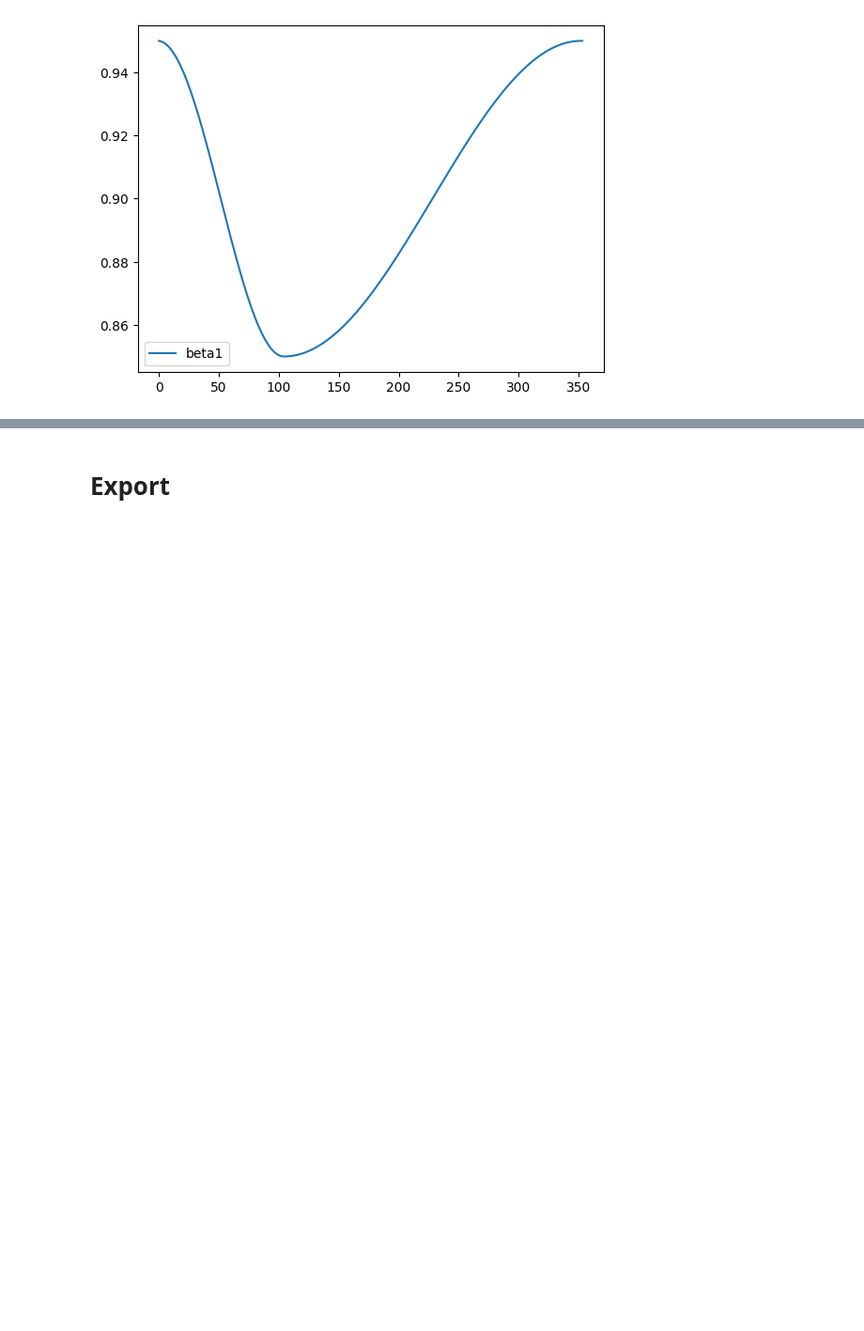
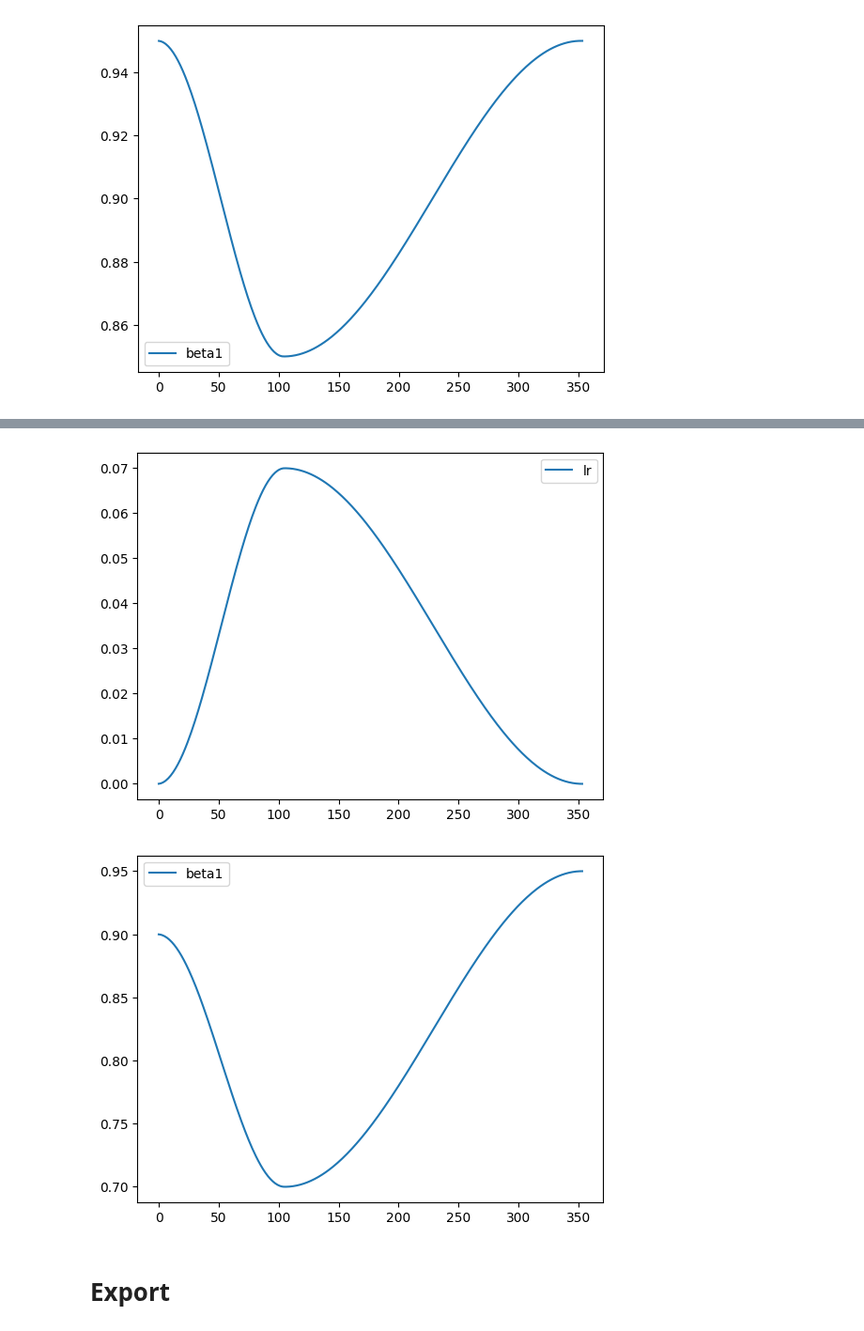
Before and after one commit to daniilgaltsev/fastai_course, a Jupyter notebook: nbs/12_accel_sgd.ipynb, the cells around one changed output, grey strips where cells are left out. Shown at 94% size. Saved outputs shown, nothing was run; the diff lists cells and outputs as text; code cells hidden in the pictures; blank space fills up the shorter version.

```diff
--- a/nbs/12_accel_sgd.ipynb
+++ b/nbs/12_accel_sgd.ipynb
@@ -587,3 +674,8 @@ record.plot()
+# %%
+record.plot()
+# %% [output]
+[figure, added]
+[figure, added]
 # %% [markdown]
 # Export
 # %%
```
Also changed, not shown: parts of 10 cells of this notebook, 1 other file.
